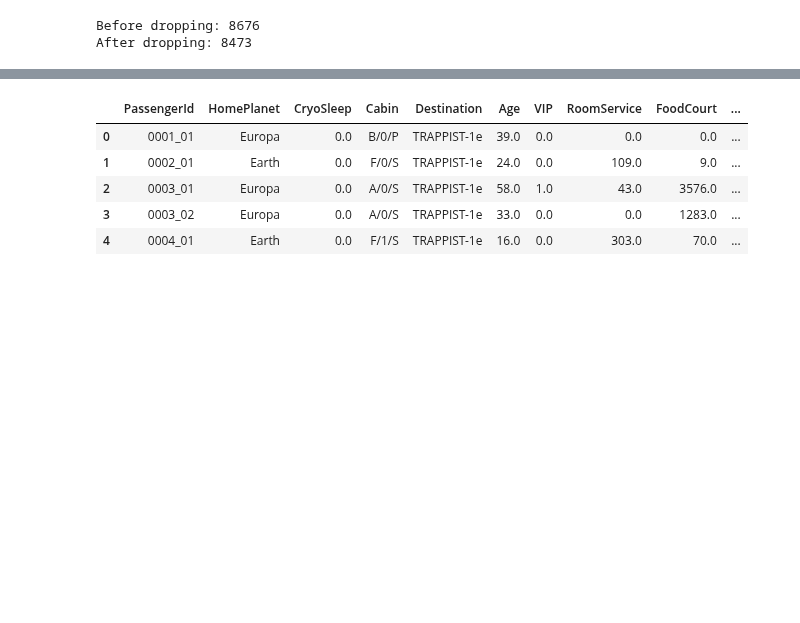
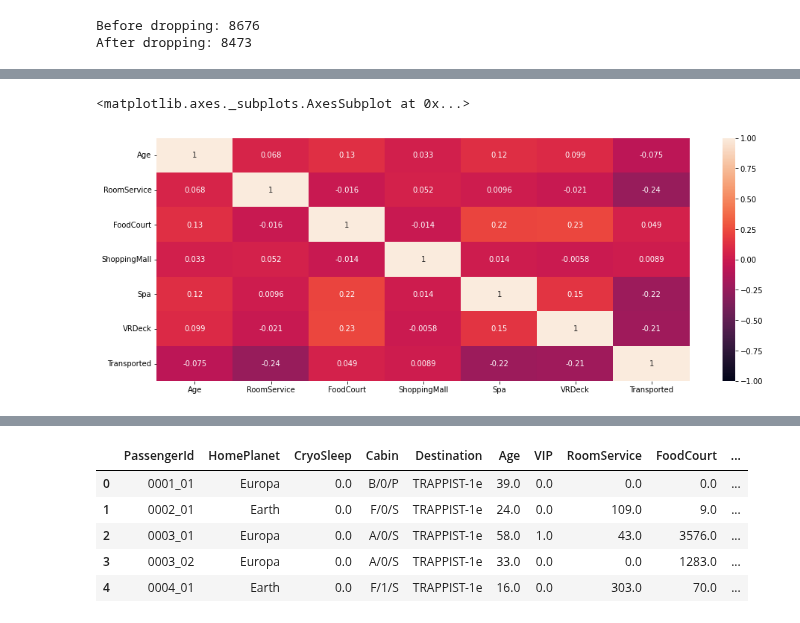
Before and after one commit to Chirag314/EDA, a Jupyter notebook: spaceship_titanic1.ipynb, the cells around one changed output, grey strips where cells are left out. Cells and saved outputs as stored; diff of their text form; code cells hidden in the pictures; blank space fills up the shorter version.

```diff
--- a/spaceship_titanic1.ipynb
+++ b/spaceship_titanic1.ipynb
@@ -280,0 +310,8 @@ print(" Number of rows with single missing values : {}".format(len(train_df[trai
+# %%
+plt.figure(figsize=(16,6))
+corr_m=train_df.corr()
+sns.heatmap(corr_m,vmin=-1,vmax=1,annot=True)
+#train_df.describe()
+# %% [output]
+<matplotlib.axes._subplots.AxesSubplot at 0x...>
+[figure, added]
```
Also changed, not shown: parts of 17 cells of this notebook.
